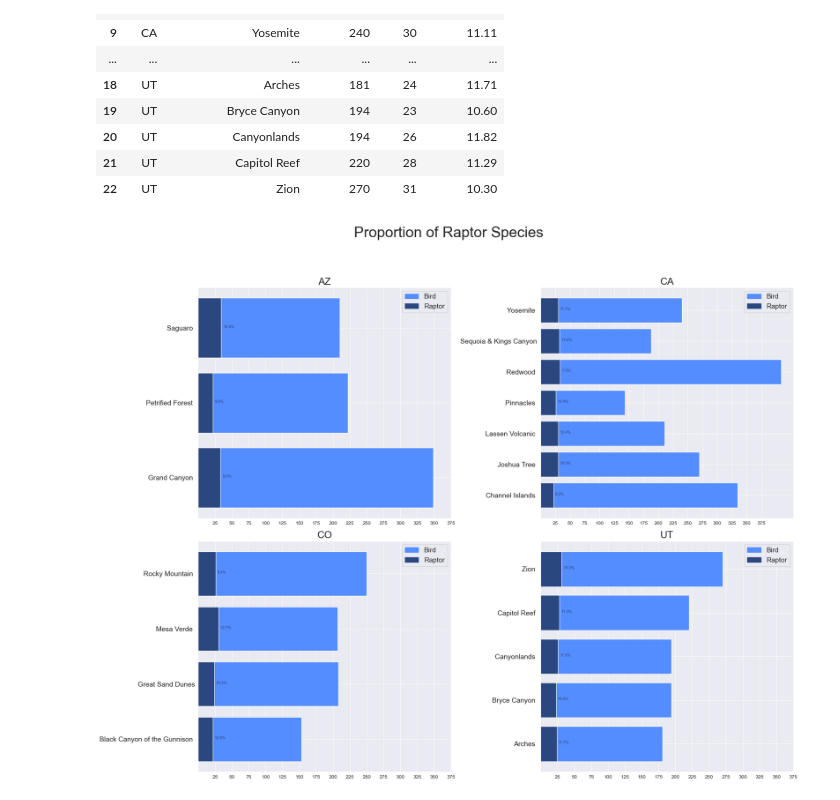
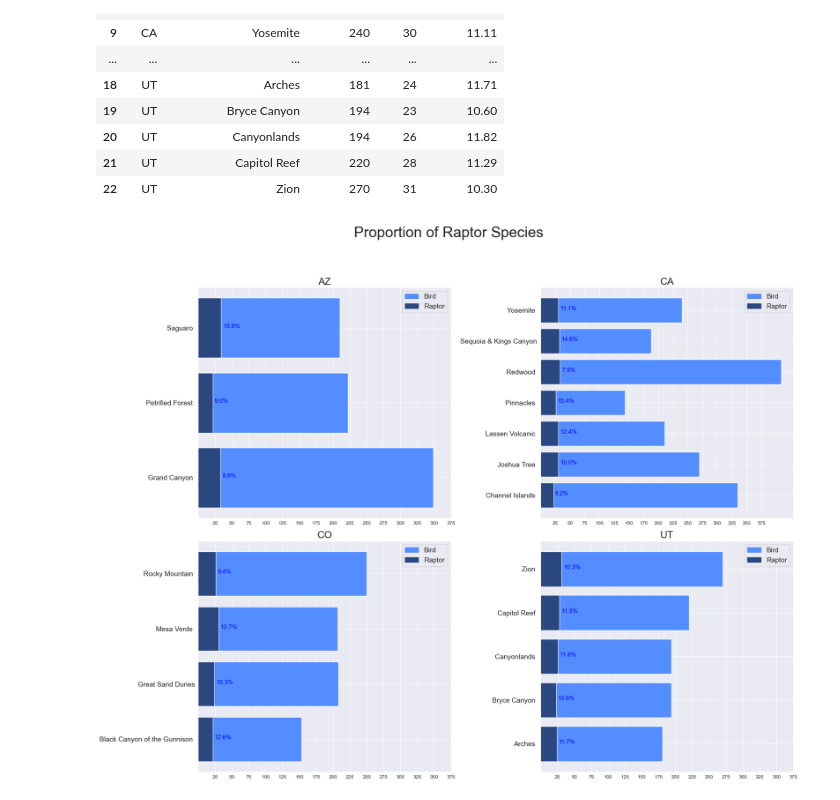
Before and after one commit to pineapple-bois/Biodiversity-In-National-Parks-Real-World, a Jupyter notebook: analysis.ipynb, the cells around one changed output. Saved outputs shown, nothing was run; the diff lists cells and outputs as text; code cells hidden in the pictures.

```diff
--- a/analysis.ipynb
+++ b/analysis.ipynb
@@ -296,7 +296,7 @@ for i, state in enumerate(states_list_short):
     for j, bar in enumerate(bars):
         plt.annotate(str(data.loc[j, '%age_protected'].round(1)) + '%',
             (bar.get_width() + bar.get_width()/10, bar.get_y() + bar.get_height()/2),
-            fontsize=8, color='#FFAB70')
+            fontsize=12, color='b')
     plt.yticks(rotation=0, fontsize=14)
     plt.xticks(np.arange(25,400,25))
     plt.xlabel('Number of Species', fontsize=12)
@@ -356,29 +356,29 @@ parks_prey_counts
 # %%
 # Plotting only states with more than 2 National Parks.
 # Defining a new states_list with above criteria
 colours = {'Bird': '#548DFF', 'Raptor': '#2A4780'}
 handles = [mpatches.Patch(color=colour, label=label) for label, colour in colours.items()]
 
 plt.figure(figsize=(20,15))
 plt.suptitle('Proportion of Raptor Species', fontsize=30, y=1.05)
 for i, state in enumerate(states_list_short):
     data = pd.DataFrame(parks_prey_counts[parks_prey_counts['state'] == state])
     plt.subplot(2,2,(i+1))
     plt.title(state, fontsize=20)
     plt.barh(y=data.park_name, width=data.not_raptor, color='#548DFF')
     bars = plt.barh(y=data.park_name, width=data.raptor, color='#2A4780')
     data = data.reset_index(drop=True)
     for j, bar in enumerate(bars):
         plt.annotate(str(data.loc[j, '%age_raptor'].round(1)) + '%',
             (bar.get_width() + bar.get_width()/10, bar.get_y() + bar.get_height()/2),
-            fontsize=8, color='#2A4780')
+            fontsize=12, color='b')
     plt.yticks(rotation=0, fontsize=14)
     plt.xticks(np.arange(25,400,25))
     plt.legend(handles=handles, fontsize=14)
     plt.grid(True)
 
 plt.subplots_adjust(top=0.5)
 plt.tight_layout()
 plt.show()
 # %% [output]
-[figure, old version]
+[figure, new version]
```
Also changed, not shown: parts of 1 cell of this notebook.
